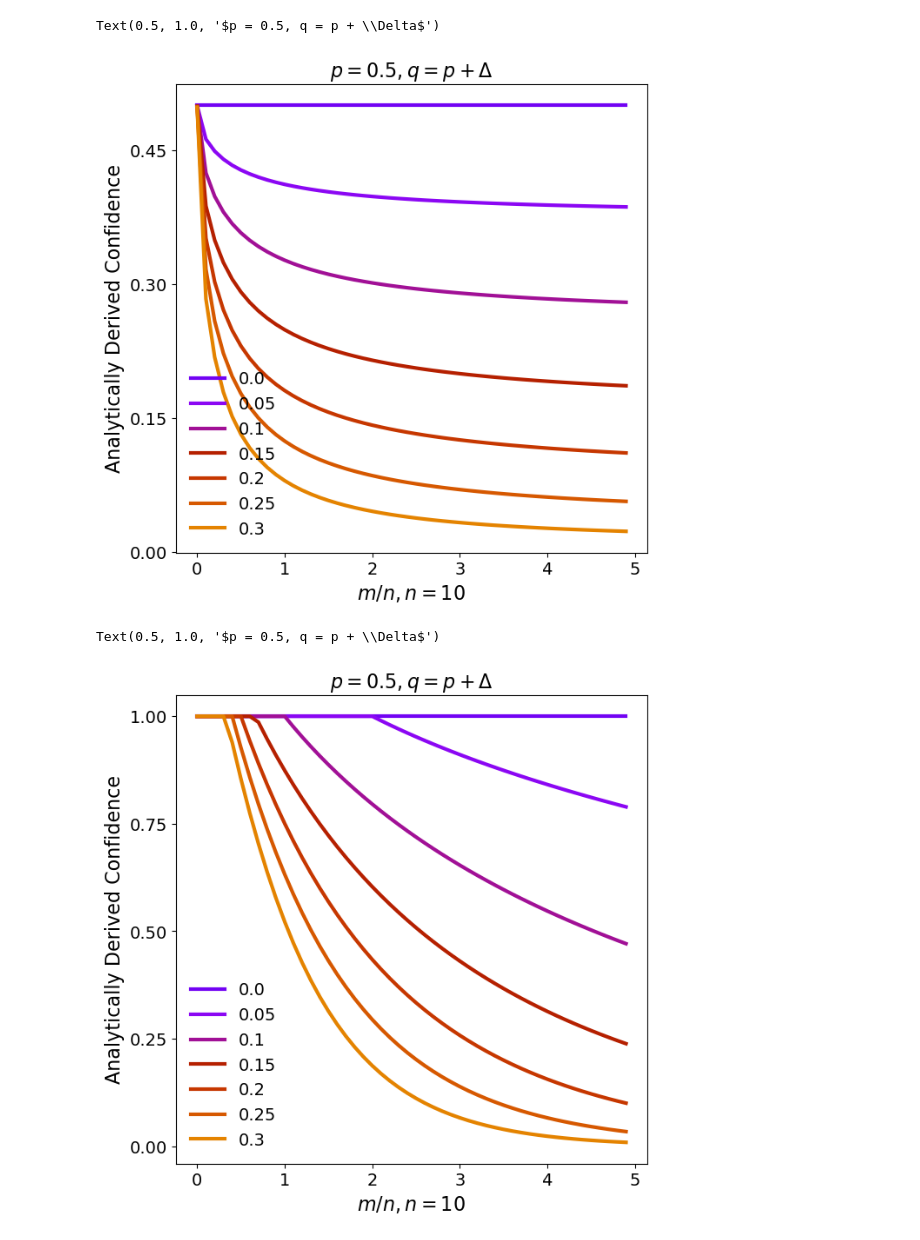
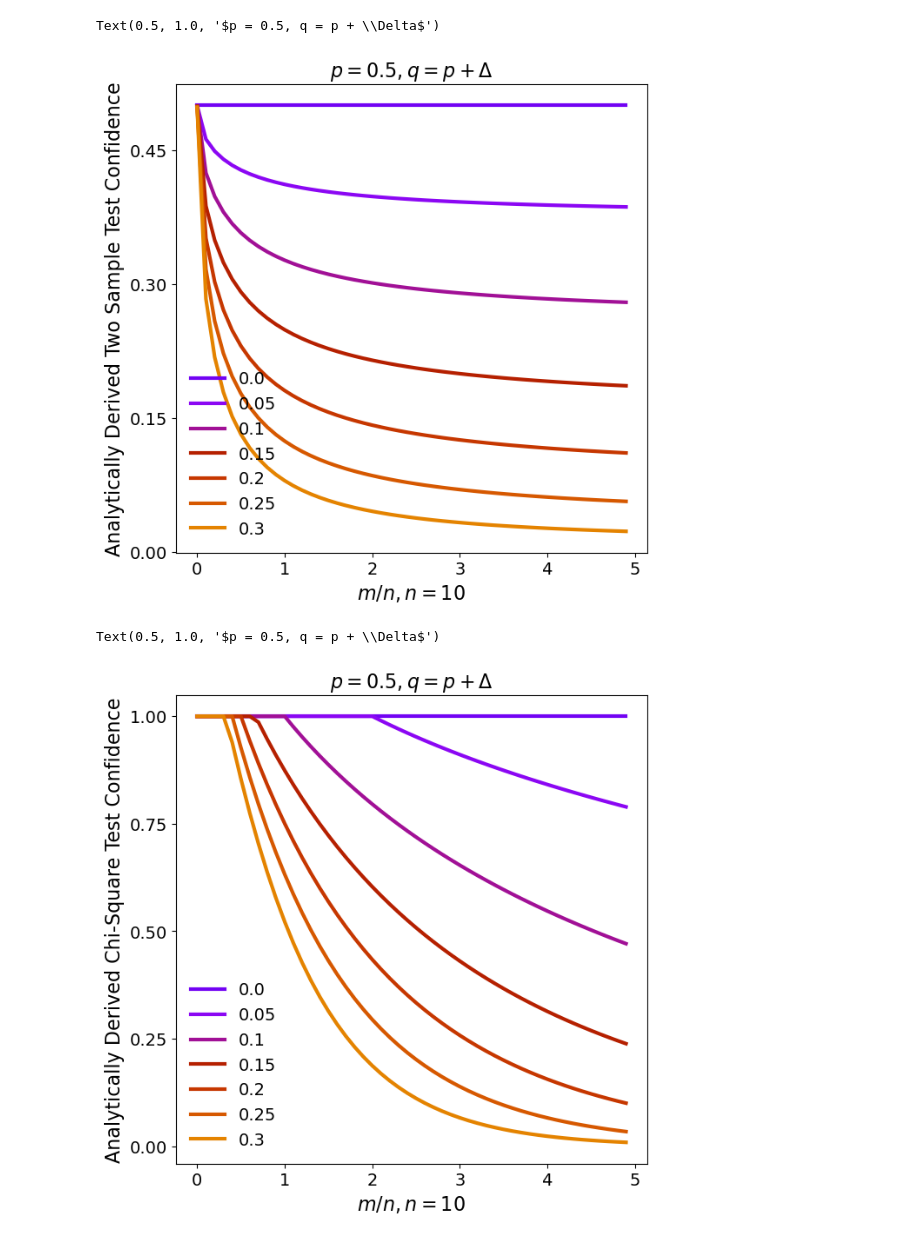
Before and after one commit to TravYou/ood-value, a Jupyter notebook: statistics_testing.ipynb, the cells around one changed output. Saved outputs shown, nothing was run; the diff lists cells and outputs as text; code cells hidden in the pictures.

Commit message:
changed graph title

```diff
--- a/statistics_testing.ipynb
+++ b/statistics_testing.ipynb
@@ -25,21 +26,21 @@ delta_col = np.array(delta_col)
 # %%
 fontsize = 16
 labelsize = 14
 fig, ax = plt.subplots(figsize=(7, 7))
 cmap = [plt.cm.gnuplot(i) for i in np.linspace(0.2, 0.8, len(delta_list))]
 for i, delta in enumerate(delta_list):
     ax.plot(mult_list, delta_col[i], c=cmap[i], lw=3, label=str(np.round(delta, 2)))
-ax.set_ylabel("Analytically Derived Confidence", fontsize=fontsize)
+ax.set_ylabel("Analytically Derived Two Sample Test Confidence", fontsize=fontsize)
 ax.set_xlabel(r"$m/n, n=10$", fontsize=fontsize)
 ax.tick_params(axis='x', labelsize=labelsize)
 ax.tick_params(axis='y', labelsize=labelsize)
 ax.legend(fontsize=labelsize, frameon=False)
 ax.xaxis.set_major_locator(MaxNLocator(6))
 ax.yaxis.set_major_locator(MaxNLocator(5))
 ax.set_title(r"$p = {}, q = p + \Delta$".format(p), fontsize=fontsize)
 # %% [output]
 Text(0.5, 1.0, '$p = 0.5, q = p + \\Delta$')
-[figure, old version]
+[figure, new version]
 # %%
 def calculate_chi(p,q,n,m):
     expected_ones = (n+m)*p
@@ -65,7 +66,7 @@ fig, ax = plt.subplots(figsize=(7, 7))
 cmap = [plt.cm.gnuplot(i) for i in np.linspace(0.2, 0.8, len(delta_list))]
 for i, delta in enumerate(delta_list):
     ax.plot(mult_list, delta_col2[i], c=cmap[i], lw=3, label=str(np.round(delta, 2)))
-ax.set_ylabel("Analytically Derived Confidence", fontsize=fontsize)
+ax.set_ylabel("Analytically Derived Chi-Square Test Confidence", fontsize=fontsize)
 ax.set_xlabel(r"$m/n, n=10$", fontsize=fontsize)
 ax.tick_params(axis='x', labelsize=labelsize)
 ax.tick_params(axis='y', labelsize=labelsize)
@@ -75,4 +76,4 @@ ax.yaxis.set_major_locator(MaxNLocator(5))
 ax.set_title(r"$p = {}, q = p + \Delta$".format(p), fontsize=fontsize)
 # %% [output]
 Text(0.5, 1.0, '$p = 0.5, q = p + \\Delta$')
-[figure, old version]
+[figure, new version]
```
Also changed, not shown: parts of 1 cell of this notebook.
